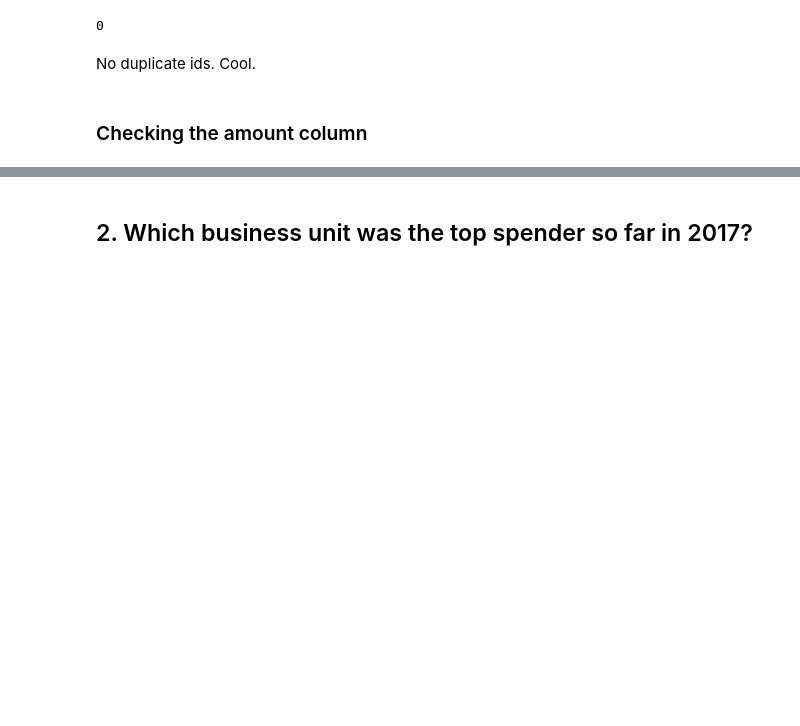
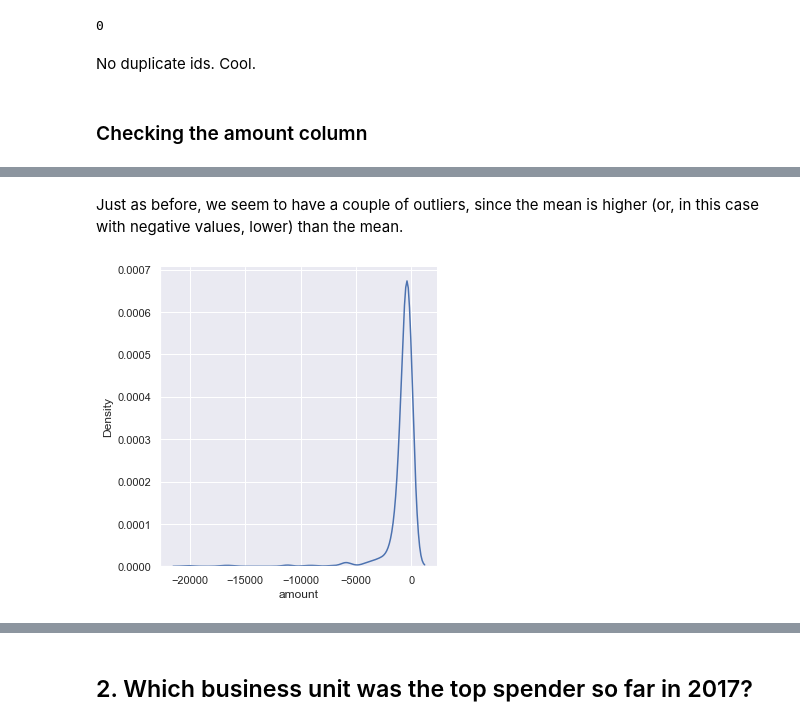
Before and after one commit to FranciscoGalan/suplari_challenge1, a Jupyter notebook: main.ipynb, the cells around one changed output, grey strips where cells are left out. Cells and saved outputs as stored; diff of their text form; code cells hidden in the pictures; blank space fills up the shorter version.

```diff
--- a/main.ipynb
+++ b/main.ipynb
@@ -208,0 +289,6 @@ sns.displot(data=data2017, x='amount', bins=20)
+# %% [markdown]
+Just as before, we seem to have a couple of outliers, since the mean is higher (or, in this case with negative values, lower) than the mean.
+# %%
+sns.displot(round(data2017_negatives.loc[data2017_negatives.amount < -145, 'amount']), kind="kde");
+# %% [output]
+[figure, added]
```
Also changed, not shown: parts of 28 cells of this notebook.
